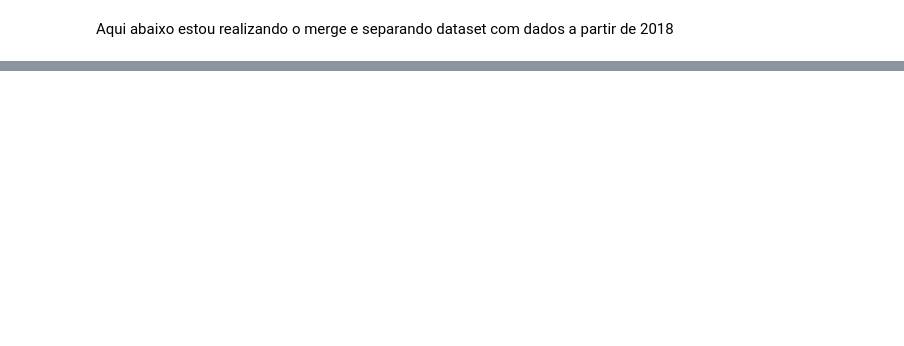
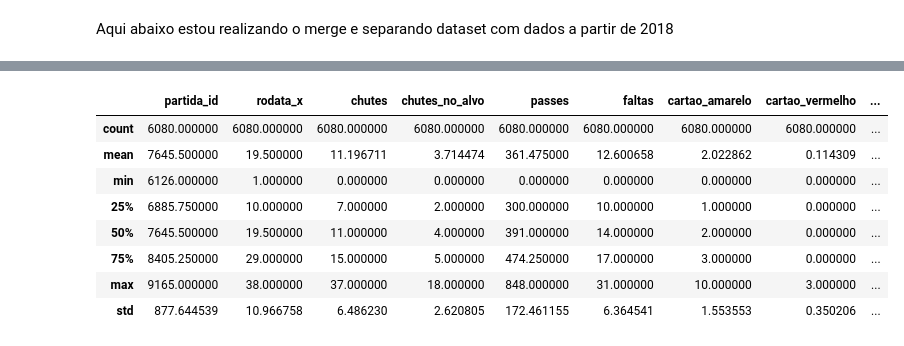
Before and after one commit to CharleneSantos/Caixaverso-FC5, a Jupyter notebook: notebooks/analises.ipynb, the cells around one changed output, grey strips where cells are left out. Cells and saved outputs as stored; diff of their text form; code cells hidden in the pictures; blank space fills up the shorter version.

```diff
--- a/notebooks/analises.ipynb
+++ b/notebooks/analises.ipynb
@@ -34,7 +62,7 @@ df_full.info()
 # %% [markdown]
 Aqui abaixo estou realizando o merge e separando dataset com dados a partir de 2018
 # %%
-df = df_estats.merge(
+df_merge = df_estats.merge(
     df_full,
     left_on='partida_id',   # Coluna chave no primeiro dataset
     right_on='ID',           # Coluna chave no segundo dataset
@@ -50,9 +96,22 @@ print(df)
 #filtrar dados de 2018 pra frente
 import pandas as pd
 # Converte a coluna 'data' para datetime indicando o formato dia/mês/ano
-df['data'] = pd.to_datetime(df['data'], format='%d/%m/%Y')
+df_merge['data'] = pd.to_datetime(df['data'], format='%d/%m/%Y')
 
-# Filtra os anos maiores ou iguais a 2018
-df_filtrado = df[df['data'].dt.year >= 2018]
+# Filtra os anos de 2018 e 2023 - até 2017 e a partir de 2024 muitos dados estão ausentes e prejudicam a análise temporal.
+df_filtrado = df_merge[(df_merge['data'].dt.year >= 2018) & (df_merge['data'].dt.year <= 2023)]
+
+#renomeando coluna com nome autonomeado para no merge
+df_filtrado = df_filtrado.rename(columns={'rodata_x': 'rodada'})
 # %%
-df_filtrado.info()
+df_filtrado.describe()
+# %% [output]
+|  | partida_id | rodata_x | chutes | chutes_no_alvo | passes | faltas | cartao_amarelo | cartao_vermelho | ... |
+| count | 6080.000000 | 6080.000000 | 6080.000000 | 6080.000000 | 6080.000000 | 6080.000000 | 6080.000000 | 6080.000000 | ... |
+| mean | 7645.500000 | 19.500000 | 11.196711 | 3.714474 | 361.475000 | 12.600658 | 2.022862 | 0.114309 | ... |
+| min | 6126.000000 | 1.000000 | 0.000000 | 0.000000 | 0.000000 | 0.000000 | 0.000000 | 0.000000 | ... |
+| 25% | 6885.750000 | 10.000000 | 7.000000 | 2.000000 | 300.000000 | 10.000000 | 1.000000 | 0.000000 | ... |
+| 50% | 7645.500000 | 19.500000 | 11.000000 | 4.000000 | 391.000000 | 14.000000 | 2.000000 | 0.000000 | ... |
+| 75% | 8405.250000 | 29.000000 | 15.000000 | 5.000000 | 474.250000 | 17.000000 | 3.000000 | 0.000000 | ... |
+| max | 9165.000000 | 38.000000 | 37.000000 | 18.000000 | 848.000000 | 31.000000 | 10.000000 | 3.000000 | ... |
+| std | 877.644539 | 10.966758 | 6.486230 | 2.620805 | 172.461155 | 6.364541 | 1.553553 | 0.350206 | ... |
```
Also changed, not shown: parts of 29 cells of this notebook, 2 other files.
